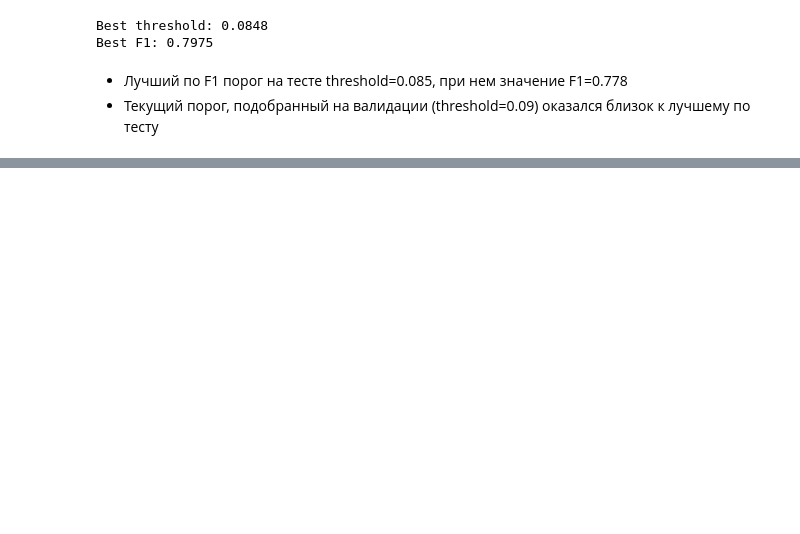
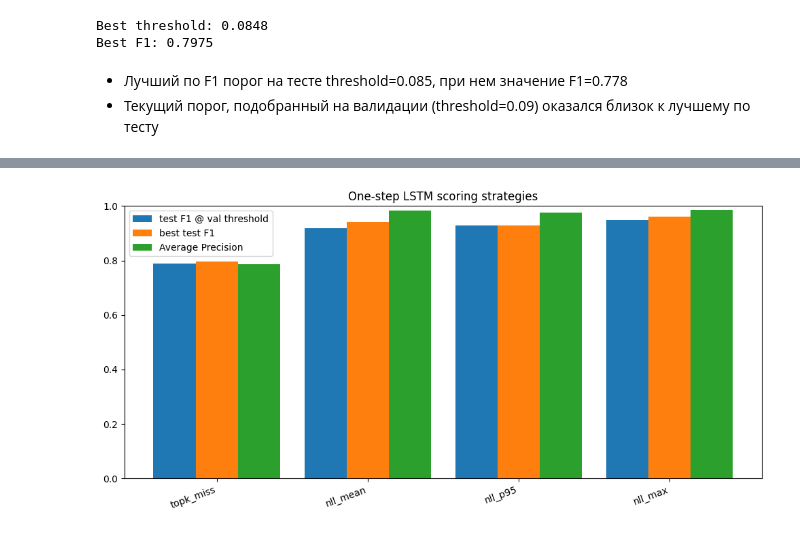
Before and after one commit to LepoMepo/anomaly-detection-distributed-clouds, a Jupyter notebook: Checkpoint_6/notebooks/lstm_eval.ipynb, the cells around one changed output, grey strips where cells are left out. Cells and saved outputs as stored; diff of their text form; code cells hidden in the pictures; blank space fills up the shorter version.

```diff
--- a/Checkpoint_6/notebooks/lstm_eval.ipynb
+++ b/Checkpoint_6/notebooks/lstm_eval.ipynb
@@ -217,0 +362,21 @@ Best F1: 0.7975
+# %%
+score_names = [row["score"] for row in ablation_rows]
+test_f1_values = np.array([row["test_f1"] for row in ablation_rows])
+test_best_f1_values = np.array([row["test_best_f1"] for row in ablation_rows])
+ap_values = np.array([row["average_precision"] for row in ablation_rows])
+
+x = np.arange(len(score_names))
+width = 0.28
+
+plt.figure(figsize=(10, 5))
+plt.bar(x - width, test_f1_values, width, label="test F1 @ val threshold")
+plt.bar(x, test_best_f1_values, width, label="best test F1")
+plt.bar(x + width, ap_values, width, label="Average Precision")
+plt.xticks(x, score_names, rotation=20, ha="right")
+plt.ylim(0, max(1.0, float(max(test_best_f1_values.max(), ap_values.max()))))
+plt.title("One-step LSTM scoring strategies")
+plt.legend()
+plt.tight_layout()
+plt.show()
+# %% [output]
+[figure, added]
```
Also changed, not shown: parts of 8 cells of this notebook, 11 other files.
